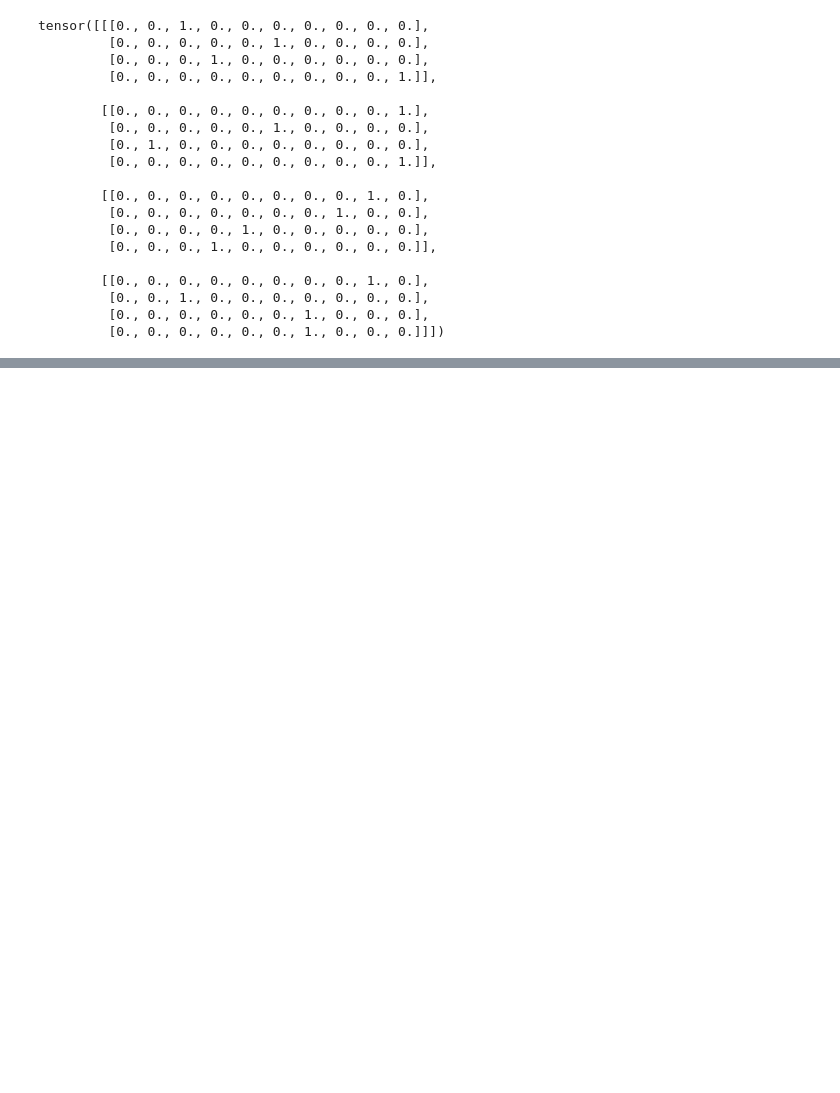
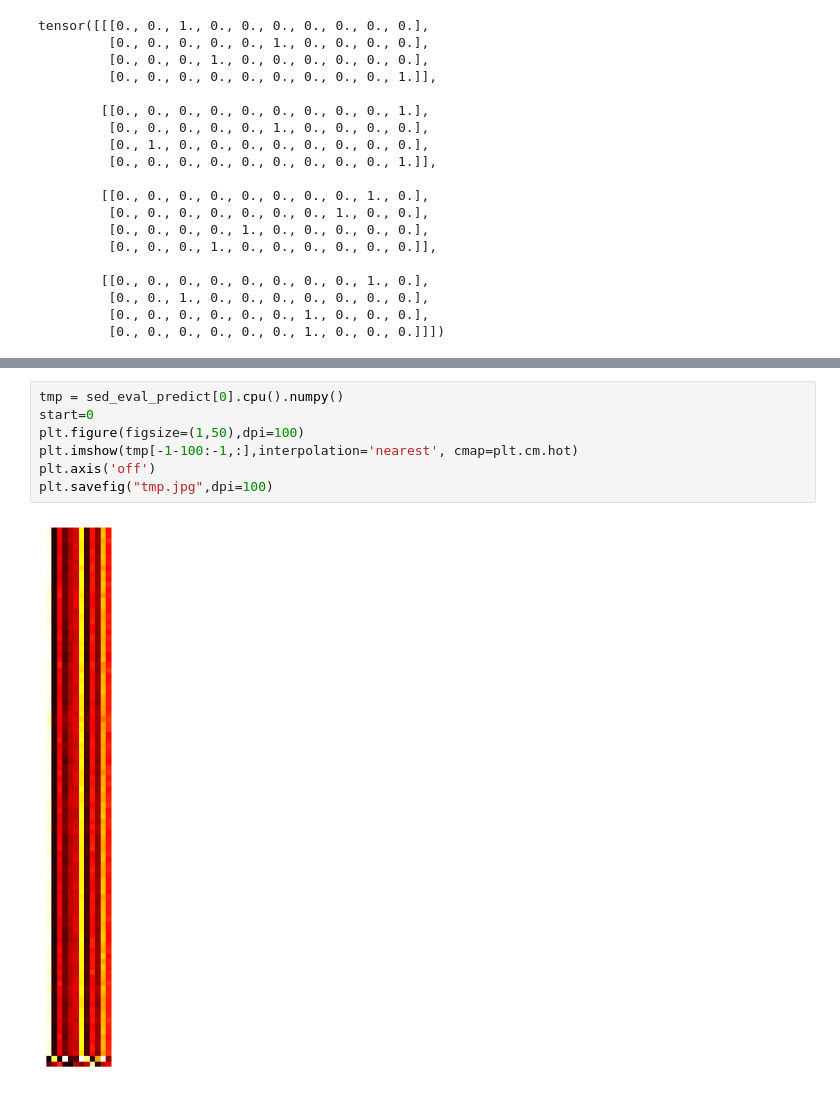
Before and after one commit to RavenKiller/SELDnet-pytorch, a Jupyter notebook: 未命名.ipynb, the cells around one changed output, grey strips where cells are left out. Cells and saved outputs as stored; diff of their text form; blank space fills up the shorter version.

```diff
--- a/未命名.ipynb
+++ b/未命名.ipynb
@@ -28,0 +168,9 @@ tensor([[[0., 0., 1., 0., 0., 0., 0., 0., 0., 0.],
+# %%
+tmp = sed_eval_predict[0].cpu().numpy()
+start=0
+plt.figure(figsize=(1,50),dpi=100)
+plt.imshow(tmp[-1-100:-1,:],interpolation='nearest', cmap=plt.cm.hot)
+plt.axis('off')
+plt.savefig("tmp.jpg",dpi=100)
+# %% [output]
+[figure, added]
```
Also changed, not shown: parts of 12 cells of this notebook, 4 other files.
